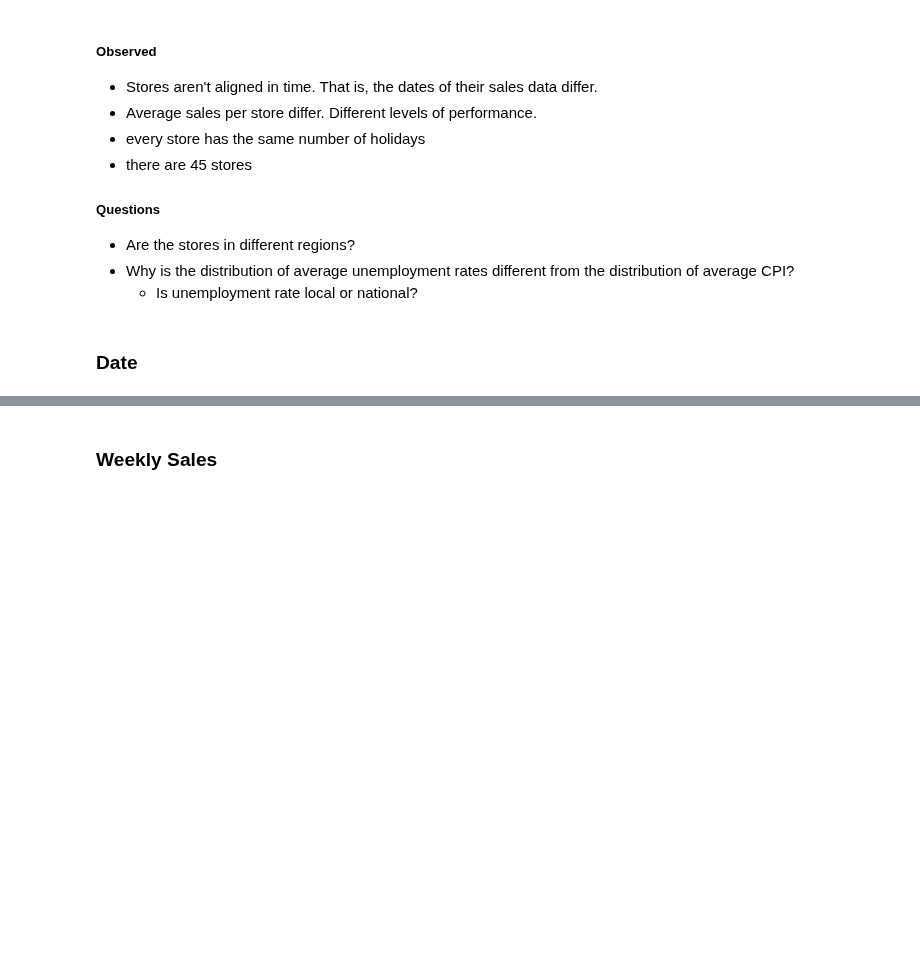
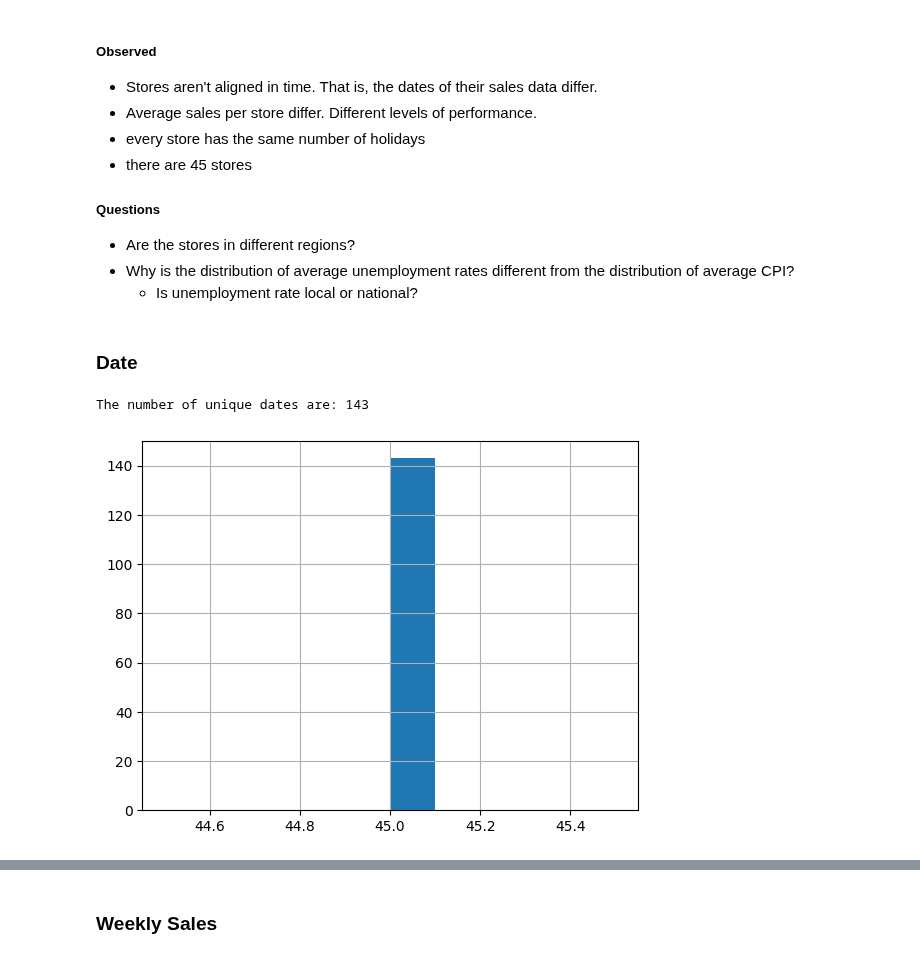
Before and after one commit to ChrisPerezLebron/CMSC320Project, a Jupyter notebook: main.ipynb, the cells around one changed output, grey strips where cells are left out. Drawn from its saved outputs; the diff is of its cells as text; code cells hidden in the pictures; blank space fills up the shorter version.

Commit message:
finished dates exploration

```diff
--- a/main.ipynb
+++ b/main.ipynb
@@ -17,0 +22,4 @@ df.head()
+# %%
+df["Date"] = pd.to_datetime(df['Date'], format="%d-%m-%Y")
+print(df.dtypes)
+df.head()
@@ -100,3 +123,10 @@ However, it is weird that the average unemployment rate per store and the avg CP
     - Is unemployment rate local or national?
 # %% [markdown]
 ### Date
+# %%
+df.groupby("Date")["Date"].count().hist()
+numUnique = len(df["Date"].unique())
+print("The number of unique dates are: " + str(numUnique))
+# %% [output]
+The number of unique dates are: 143
+[figure, added]
```
Also changed, not shown: parts of 9 cells of this notebook.
